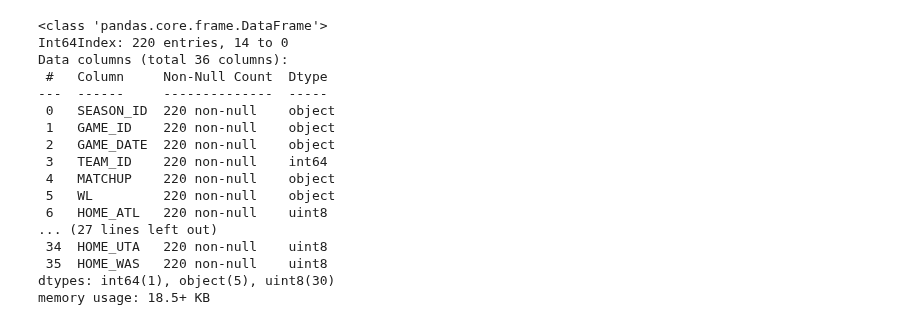
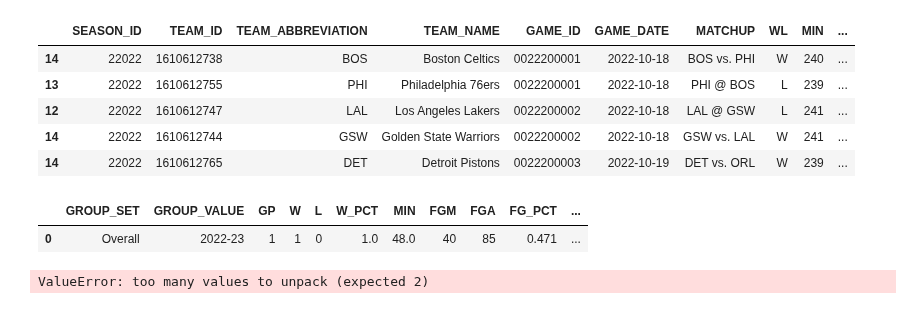
Before and after one commit to MattChinchilla/DATA_SCIENCE, a Jupyter notebook: Sports_Analytics/NBA_Preprocessing.ipynb, the cells around one changed output. Saved outputs shown, nothing was run; the diff lists cells and outputs as text; code cells hidden in the pictures.

```diff
--- a/Sports_Analytics/NBA_Preprocessing.ipynb
+++ b/Sports_Analytics/NBA_Preprocessing.ipynb
@@ -72,6 +72,16 @@ def get_all_games(team__ids,season):
 
 nba_season = get_all_games(team_ids,s)
 nba_season = nba_season.sort_values(by=['GAME_DATE','GAME_ID'])
+# %%
+nba_season = nba_season.sort_values(by=['GAME_DATE','GAME_ID'])
+nba_season.head()
+# %% [output]
+|  | SEASON_ID | TEAM_ID | TEAM_ABBREVIATION | TEAM_NAME | GAME_ID | GAME_DATE | MATCHUP | WL | MIN | ... |
+| 14 | 22022 | 1610612738 | BOS | Boston Celtics | 0022200001 | 2022-10-18 | BOS vs. PHI | W | 240 | ... |
+| 13 | 22022 | 1610612755 | PHI | Philadelphia 76ers | 0022200001 | 2022-10-18 | PHI @ BOS | L | 239 | ... |
+| 12 | 22022 | 1610612747 | LAL | Los Angeles Lakers | 0022200002 | 2022-10-18 | LAL @ GSW | L | 241 | ... |
+| 14 | 22022 | 1610612744 | GSW | Golden State Warriors | 0022200002 | 2022-10-18 | GSW vs. LAL | W | 241 | ... |
+| 14 | 22022 | 1610612765 | DET | Detroit Pistons | 0022200003 | 2022-10-19 | DET vs. ORL | W | 239 | ... |
 # %%
 home_team = nba_season[nba_season.MATCHUP.str.contains(' vs. ')]
 away_team = nba_season[nba_season.MATCHUP.str.contains(' @ ')]
@@ -87,8 +97,16 @@ away_team_1 =  pd.get_dummies(away_team_1, columns=['TEAM_ABBREVIATION'], prefix
 # %%
 from nba_api.stats.endpoints import teamdashboardbyopponent
 
-call = teamdashboardbyopponent.TeamDashboardByOpponent(team_id=1610612742,last_n_games=3)#,date_to_nullable='2022-10-19'
+call = teamdashboardbyopponent.TeamDashboardByOpponent(team_id=1610612756,date_to_nullable='2022-10-19')
 overall_team_dashboard = call.get_data_frames()[0]
 #conference_team_dashboard = call.get_data_frames()[1]
 #division_team_dashboard = call.get_data_frames()[2]
-opponent_team_dashboard = call.get_data_frames()[3]
+#opponent_team_dashboard = call.get_data_frames()[3]
+
+overall_team_dashboard.head()
+#conference_team_dashboard.head()
+#division_team_dashboard.head()
+#opponent_team_dashboard.head()
+# %% [output]
+|  | GROUP_SET | GROUP_VALUE | GP | W | L | W_PCT | MIN | FGM | FGA | FG_PCT | ... |
+| 0 | Overall | 2022-23 | 1 | 1 | 0 | 1.0 | 48.0 | 40 | 85 | 0.471 | ... |
@@ -97,20 +113,20 @@ dum_df = pd.get_dummies(home_team_1, columns=["WL"] )
-# %%
-dum_df.info()
-# %% [output]
-<class 'pandas.core.frame.DataFrame'>
-Int64Index: 220 entries, 14 to 0
-Data columns (total 36 columns):
- #   Column     Non-Null Count  Dtype
----  ------     --------------  -----
- 0   SEASON_ID  220 non-null    object
- 1   GAME_ID    220 non-null    object
- 2   GAME_DATE  220 non-null    object
- 3   TEAM_ID    220 non-null    int64
- 4   MATCHUP    220 non-null    object
- 5   WL         220 non-null    object
- 6   HOME_ATL   220 non-null    uint8
-... (27 lines left out)
- 34  HOME_UTA   220 non-null    uint8
- 35  HOME_WAS   220 non-null    uint8
-dtypes: int64(1), object(5), uint8(30)
-memory usage: 18.5+ KB
+# %%
+gameDate_homeTeam = home_team_1[['GAME_DATE','HOME_TEAM_ID']]
+#gameDate_homeTeam.head()
+
+
+def team_stats_pergame(gameDate_homeTeam):
+    teamGame_stats = []
+
+    for gdate,id in gameDate_homeTeam:
+        call = teamdashboardbyopponent.TeamDashboardByOpponent(team_id=id,date_to_nullable= gdate)
+        overall_team_dashboard = call.get_data_frames()[0]
+        teamGame_stats = teamGame_stats.append(overall_team_dashboard)
+        teamGame_stats = pd.concat(teamGame_stats)
+        time.sleep(1)
+    return(teamGame_stats)
+
+gameDashboard = team_stats_pergame(gameDate_homeTeam)
+gameDashboard.head()
+# %% [output]
+ValueError: too many values to unpack (expected 2)
```
Also changed, not shown: parts of 2 cells of this notebook.
